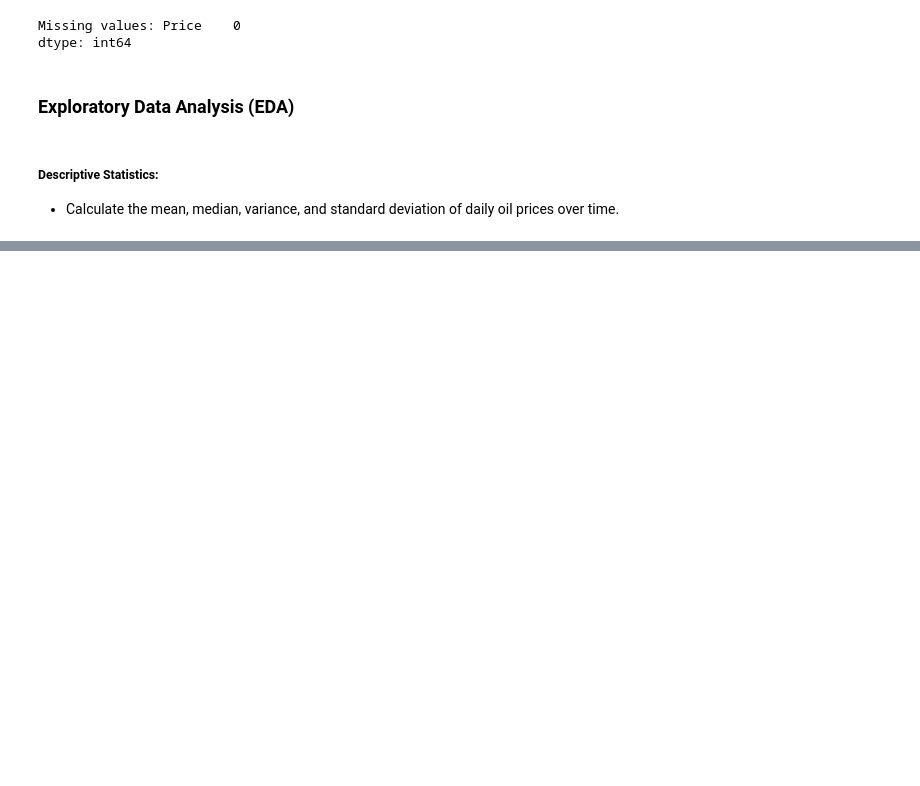
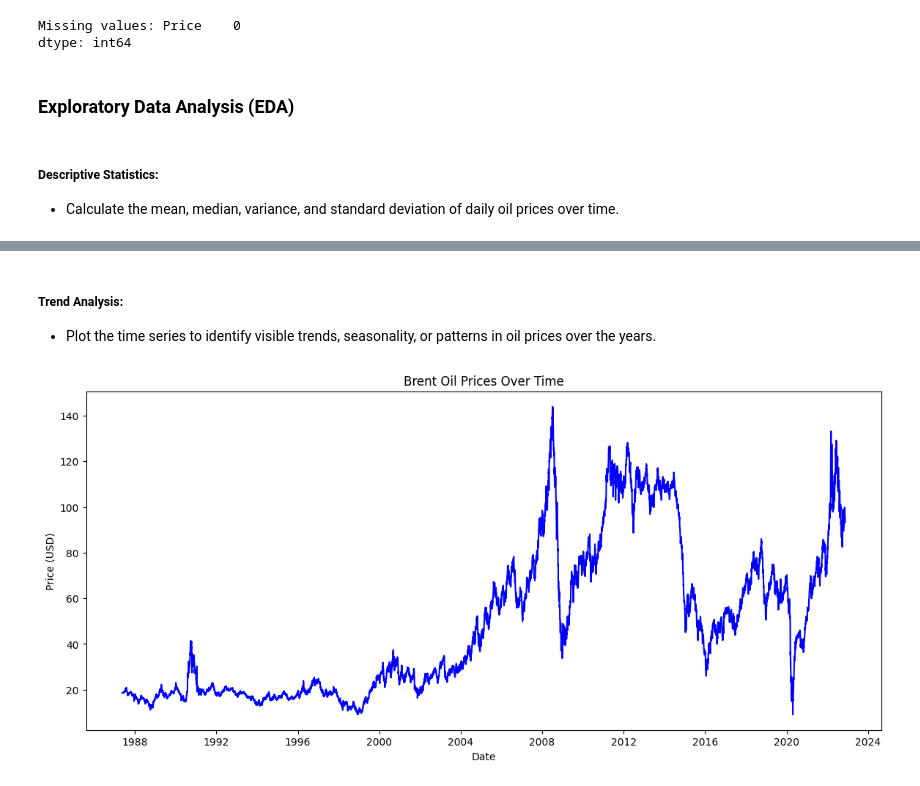
Before and after one commit to GetieBalew24/BrentOil-PriceModeling, a Jupyter notebook: notebooks/oil_price_EDA.ipynb, the cells around one changed output, grey strips where cells are left out. Cells and saved outputs as stored; diff of their text form; code cells hidden in the pictures; blank space fills up the shorter version.

Commit message:
plots the time series of brent oil prices

```diff
--- a/notebooks/oil_price_EDA.ipynb
+++ b/notebooks/oil_price_EDA.ipynb
@@ -75,3 +75,11 @@ processor.describe_data()
 | 50% | 38.57 |
 | 75% | 70.09 |
 | max | 143.95 |
+# %% [markdown]
+##### Trend Analysis:
+- Plot the time series to identify visible trends, seasonality, or patterns in oil prices over the years.
+# %%
+# Plot the time series of Brent oil prices
+processor.plot_time_series()
+# %% [output]
+[figure, added]
```
Also changed, not shown: parts of 4 cells of this notebook, 1 other file.
